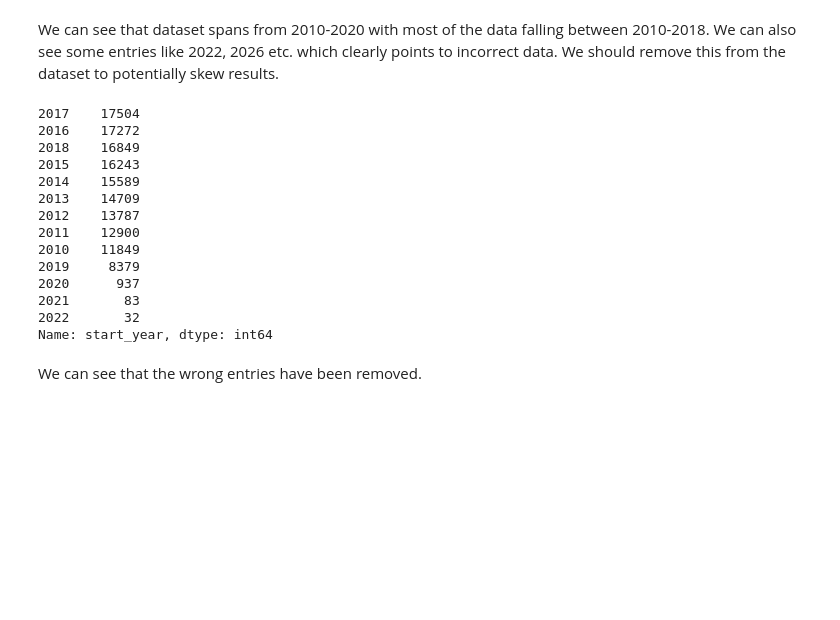
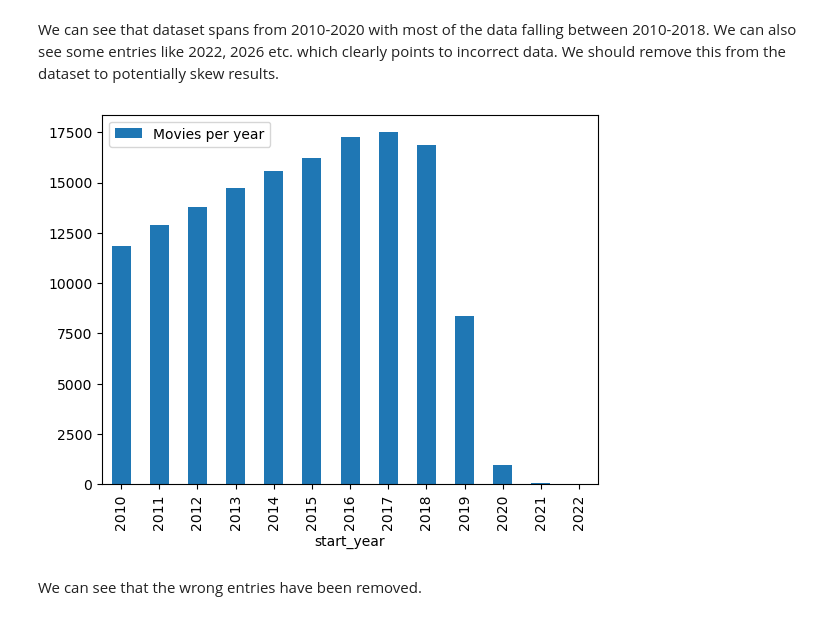
Before and after one commit to rahulakrish/movie_studio_recommendation, a Jupyter notebook: notebook.ipynb, the cells around one changed output. Drawn from its saved outputs; the diff is of its cells as text; code cells hidden in the pictures; blank space fills up the shorter version.

```diff
--- a/notebook.ipynb
+++ b/notebook.ipynb
@@ -239,24 +241,12 @@ We can see that dataset spans from 2010-2020 with most of the data falling betwe
 # %%
 #removing the erroroneous data
 df.drop(df[df['start_year'] >= 2023].index,inplace=True)
 
 #verifying that the the rows have been removed
-df['start_year'].value_counts()
+year=df.groupby(df['start_year']).count()
+year.plot(kind='bar',y='movie_id',label='Movies per year');
 # %% [output]
-2017    17504
-2016    17272
-2018    16849
-2015    16243
-2014    15589
-2013    14709
-2012    13787
-2011    12900
-2010    11849
-2019     8379
-2020      937
-2021       83
-2022       32
-Name: start_year, dtype: int64
+[figure, added]
 # %% [markdown]
 We can see that the wrong entries have been removed.
 # %% [markdown]
```
Also changed, not shown: parts of 11 cells of this notebook.
